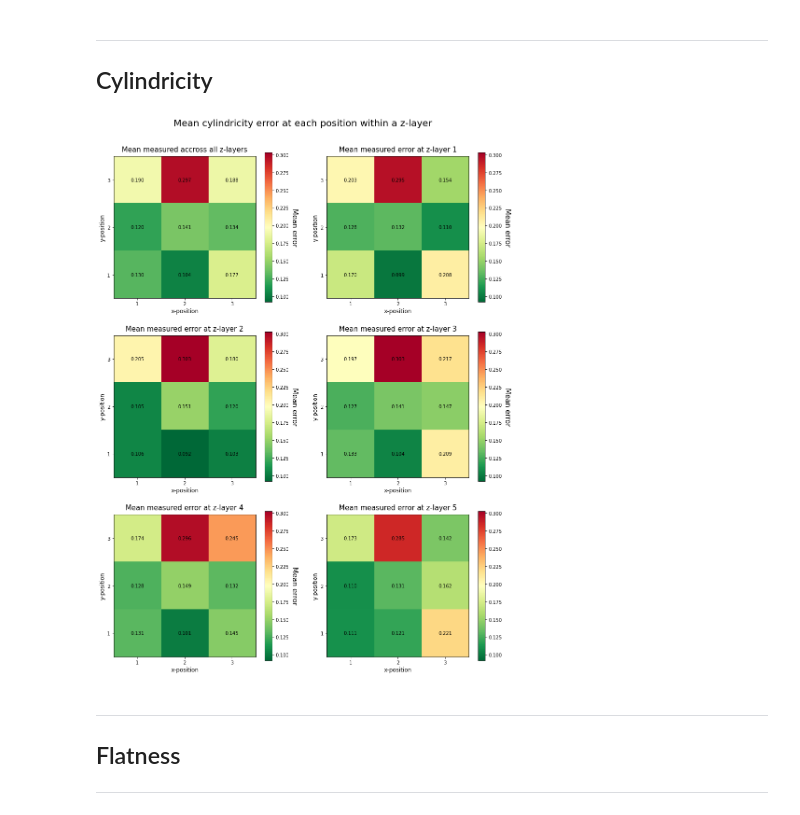
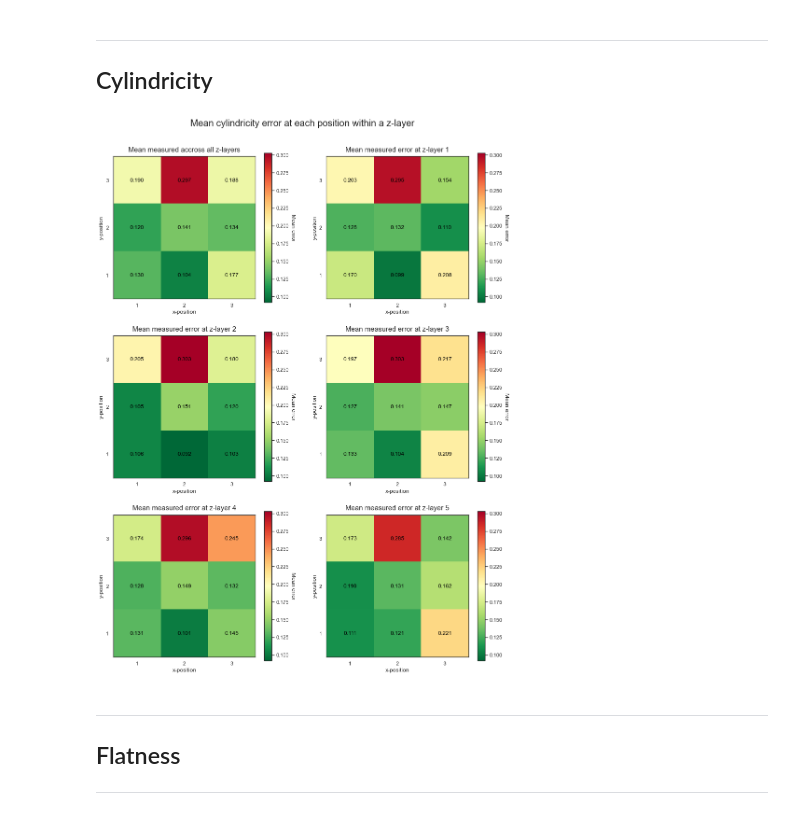
Before and after one commit to TheThorb/Leirmo_Exp1_Publication1, a Jupyter notebook: xy_variations.ipynb, the cells around one changed output. Saved outputs shown, nothing was run; the diff lists cells and outputs as text; code cells hidden in the pictures.

```diff
--- a/xy_variations.ipynb
+++ b/xy_variations.ipynb
@@ -43,6 +44,13 @@ char_dict = func.make_char_dict()
 
 ## Cylindricity
 # %%
+"""
+Compare the cylindricity errors of all positions.
+This study is incapable of isolating the effect of the position, and is therefore rendered invalid.
+However, the study demonstrates that position and/or orientation has an effect on cylindricity.
+
+"""
+
 ## Prepare data
 # List of characteristics
 chars = ['Cylindricity_Cyl_4mm_Pos',\
@@ -115,7 +123,7 @@ for z in range(1,6):
     axs[i, j].set_ylabel("y-position", fontsize=12)
 
     cbar = axs[i, j].figure.colorbar(im, ax=axs[i, j])
-    cbar.ax.set_ylabel("Mean error", rotation=-90, va="bottom", fontsize=15)
+    cbar.ax.set_ylabel("Mean error", rotation=-90, va="bottom", fontsize=12)
 
 # Prepare data for a 'total'-plot
 for y in range(1,4):
@@ -125,35 +133,35 @@ for y in range(1,4):
 
     # Flip matrix to fit with the layout decription
     matrix = np.flip(m=matrix, axis=0)
 
 # Plot the 'total' in the first square
 axs[0, 0].imshow(matrix, cmap=cmap, vmin=vmin, vmax=vmax)
 
 for y in range(1,4):
     for x in range(1,4):
         axs[0, 0].text(x-1, y-1, "{:.3f}".format(matrix[y-1, x-1]),
                 ha="center", va="center", color="black")
 
 
 axs[0, 0].set_xticks([0, 1, 2])
 axs[0, 0].set_yticks([0, 1, 2])
 
 axs[0, 0].set_xticklabels([1, 2, 3])
 axs[0, 0].set_yticklabels([3, 2, 1])
 
 axs[0, 0].set_title("Mean measured accross all z-layers", fontsize=15, pad=10)
 
 axs[0, 0].set_xlabel("x-position", fontsize=12)
 axs[0, 0].set_ylabel("y-position", fontsize=12)
 
 
 cbar = axs[0, 0].figure.colorbar(im, ax=axs[0, 0])
-cbar.ax.set_ylabel("Mean error", rotation=-90, va="bottom", fontsize=15)
+cbar.ax.set_ylabel("Mean error", rotation=-90, va="bottom", fontsize=12)
 
 
 plt.show()
 # %% [output]
-[figure, old version]
+[figure, new version]
 # %% [markdown]
 ---
 
```
Also changed, not shown: parts of 8 cells of this notebook.
